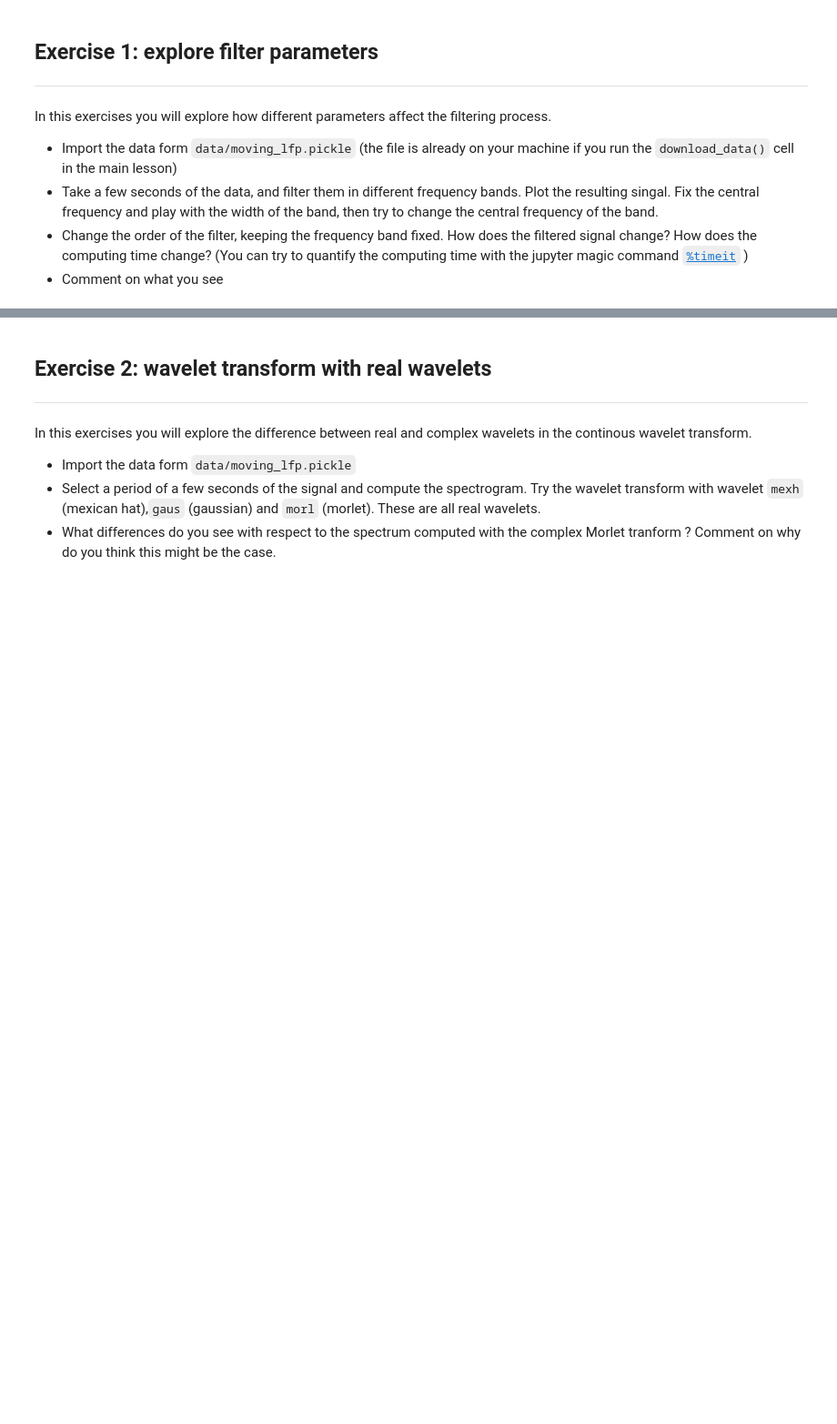
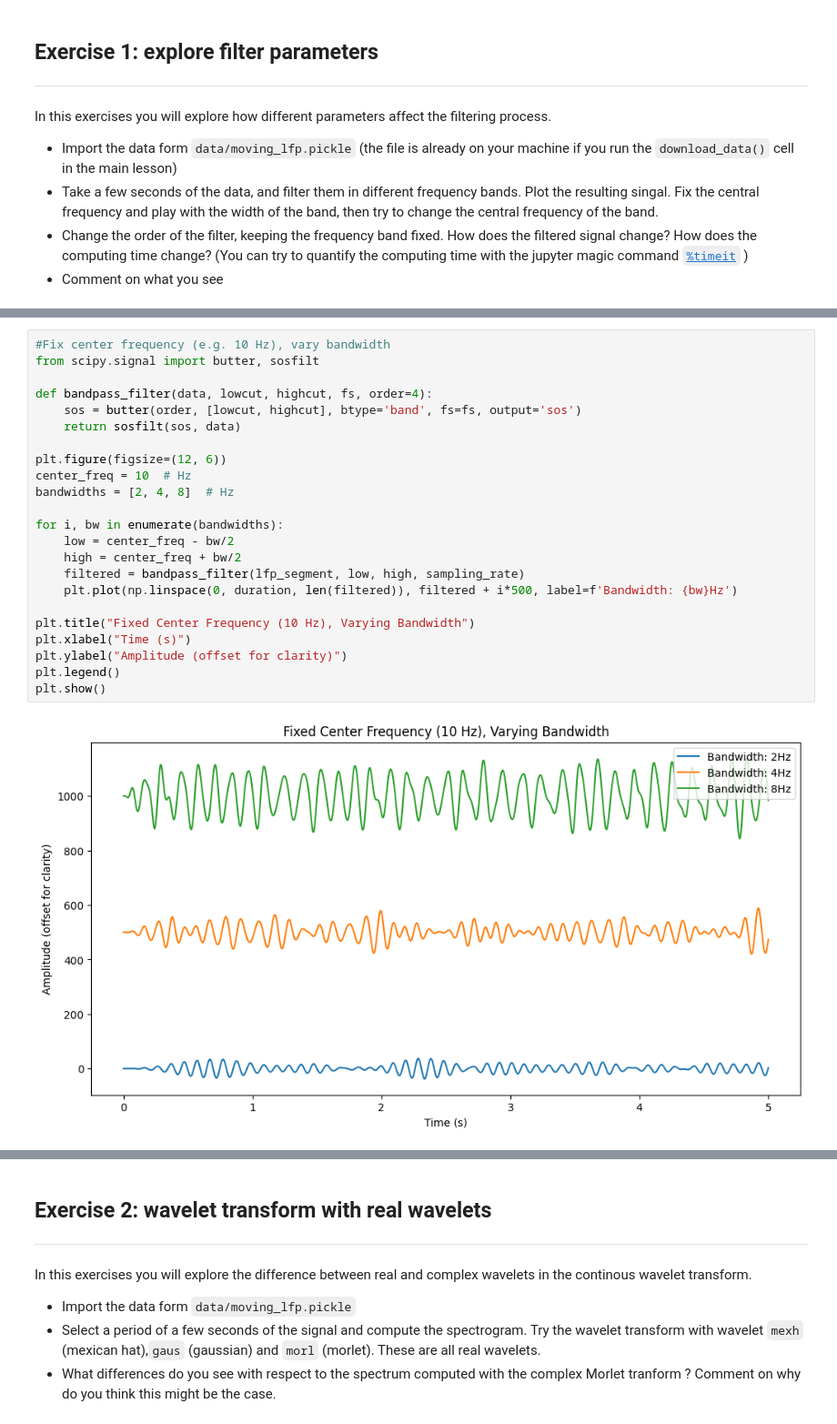
Before and after one commit to YentlB/Assignments-Yentl-Buitelaar, a Jupyter notebook: exercises.ipynb, the cells around one changed output, grey strips where cells are left out. Shown at 91% size. Saved outputs shown, nothing was run; the diff lists cells and outputs as text; blank space fills up the shorter version.

```diff
--- a/exercises.ipynb
+++ b/exercises.ipynb
@@ -11,0 +39,25 @@ In this exercises you will explore how different parameters affect the filtering
+# %%
+#Fix center frequency (e.g. 10 Hz), vary bandwidth
+from scipy.signal import butter, sosfilt
+
+def bandpass_filter(data, lowcut, highcut, fs, order=4):
+    sos = butter(order, [lowcut, highcut], btype='band', fs=fs, output='sos')
+    return sosfilt(sos, data)
+
+plt.figure(figsize=(12, 6))
+center_freq = 10  # Hz
+bandwidths = [2, 4, 8]  # Hz
+
+for i, bw in enumerate(bandwidths):
+    low = center_freq - bw/2
+    high = center_freq + bw/2
+    filtered = bandpass_filter(lfp_segment, low, high, sampling_rate)
+    plt.plot(np.linspace(0, duration, len(filtered)), filtered + i*500, label=f'Bandwidth: {bw}Hz')
+
+plt.title("Fixed Center Frequency (10 Hz), Varying Bandwidth")
+plt.xlabel("Time (s)")
+plt.ylabel("Amplitude (offset for clarity)")
+plt.legend()
+plt.show()
+# %% [output]
+[figure, added]
```
Also changed, not shown: parts of 10 cells of this notebook.
